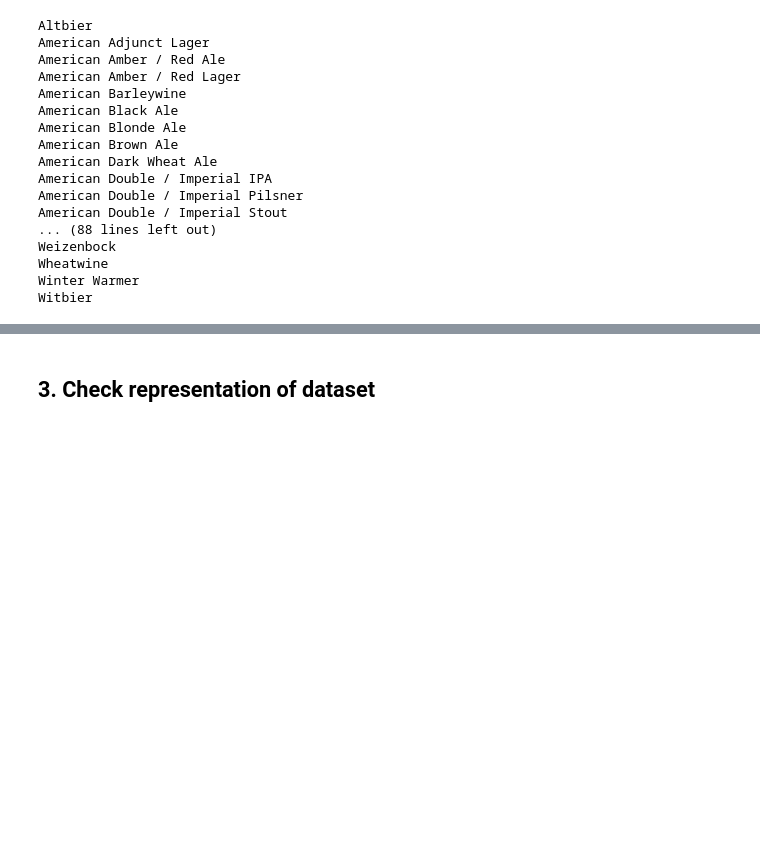
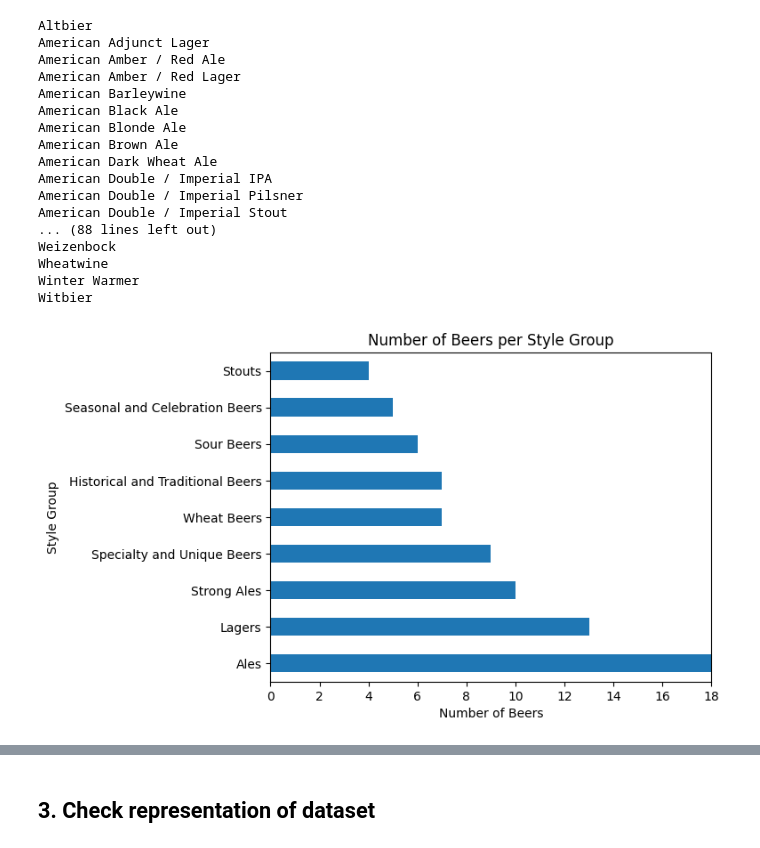
Before and after one commit to epfl-ada/ada-2023-project-beeradaventure46, a Jupyter notebook: Milestone_2.ipynb, the cells around one changed output, grey strips where cells are left out. Cells and saved outputs as stored; diff of their text form; code cells hidden in the pictures; blank space fills up the shorter version.

Commit message:
Beers grouped by styles

```diff
--- a/Milestone_2.ipynb
+++ b/Milestone_2.ipynb
@@ -1109,0 +1205,11 @@ Witbier
+# %%
+# Count the number of beers in each group and make a bar plot
+beer_groups_df = pd.DataFrame.from_dict(beer_groups, orient='index', columns=['group'])
+beer_groups_df['group'].value_counts().plot(kind='barh')
+plt.title('Number of Beers per Style Group')
+plt.xlim(0, 18)
+plt.xlabel('Number of Beers')
+plt.ylabel('Style Group')
+plt.show()
+# %% [output]
+[figure, added]
```
Also changed, not shown: parts of 9 cells of this notebook.
